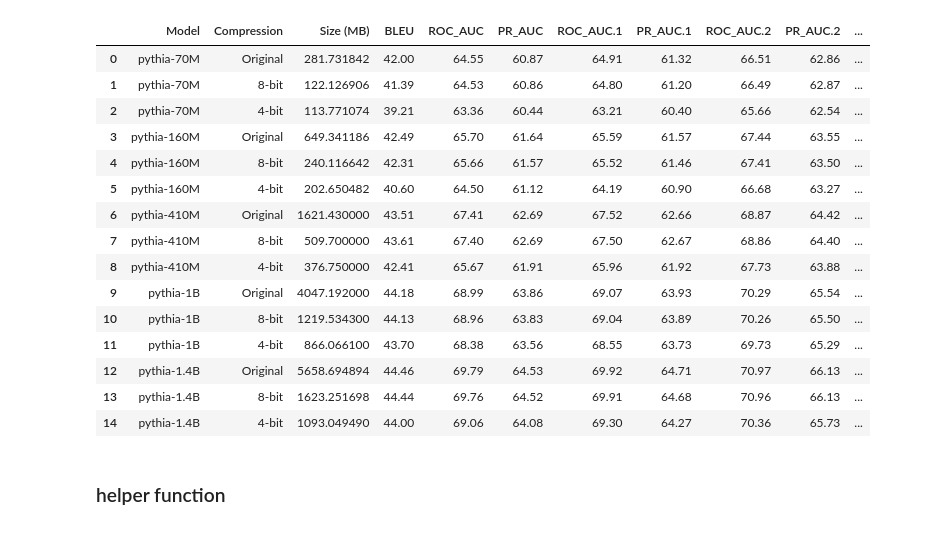
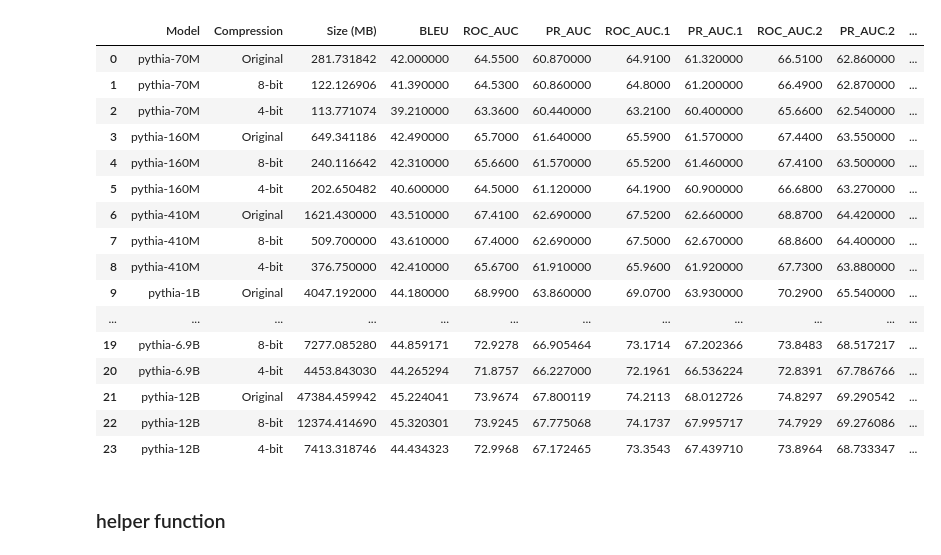
Before and after one commit to nazmul-me/mimir, a Jupyter notebook: RQsResult/RQ2-taskVSmia.ipynb, the cells around one changed output. Cells and saved outputs as stored; diff of their text form; code cells hidden in the pictures.

```diff
--- a/RQsResult/RQ2-taskVSmia.ipynb
+++ b/RQsResult/RQ2-taskVSmia.ipynb
@@ -1,33 +1,34 @@
 # %%
 import pandas as pd
 import numpy as np
 import matplotlib.pyplot as plt
 import seaborn as sns
 from matplotlib.lines import Line2D
 from matplotlib.ticker import FuncFormatter
 
 fileName = "./data/ModelsResults.xlsx"  # If it's in the current directory
 sheetName = "staticOriginalResults"
-limit = 15
+limit = 24
 df = pd.read_excel(fileName, sheet_name=sheetName, skiprows=2).iloc[:limit, :]
 df
 # %% [output]
 |  | Model | Compression | Size (MB) | BLEU | ROC_AUC | PR_AUC | ROC_AUC.1 | PR_AUC.1 | ROC_AUC.2 | PR_AUC.2 | ... |
-| 0 | pythia-70M | Original | 281.731842 | 42.00 | 64.55 | 60.87 | 64.91 | 61.32 | 66.51 | 62.86 | ... |
-| 1 | pythia-70M | 8-bit | 122.126906 | 41.39 | 64.53 | 60.86 | 64.80 | 61.20 | 66.49 | 62.87 | ... |
-| 2 | pythia-70M | 4-bit | 113.771074 | 39.21 | 63.36 | 60.44 | 63.21 | 60.40 | 65.66 | 62.54 | ... |
-| 3 | pythia-160M | Original | 649.341186 | 42.49 | 65.70 | 61.64 | 65.59 | 61.57 | 67.44 | 63.55 | ... |
-| 4 | pythia-160M | 8-bit | 240.116642 | 42.31 | 65.66 | 61.57 | 65.52 | 61.46 | 67.41 | 63.50 | ... |
-| 5 | pythia-160M | 4-bit | 202.650482 | 40.60 | 64.50 | 61.12 | 64.19 | 60.90 | 66.68 | 63.27 | ... |
-| 6 | pythia-410M | Original | 1621.430000 | 43.51 | 67.41 | 62.69 | 67.52 | 62.66 | 68.87 | 64.42 | ... |
-| 7 | pythia-410M | 8-bit | 509.700000 | 43.61 | 67.40 | 62.69 | 67.50 | 62.67 | 68.86 | 64.40 | ... |
-| 8 | pythia-410M | 4-bit | 376.750000 | 42.41 | 65.67 | 61.91 | 65.96 | 61.92 | 67.73 | 63.88 | ... |
-| 9 | pythia-1B | Original | 4047.192000 | 44.18 | 68.99 | 63.86 | 69.07 | 63.93 | 70.29 | 65.54 | ... |
-| 10 | pythia-1B | 8-bit | 1219.534300 | 44.13 | 68.96 | 63.83 | 69.04 | 63.89 | 70.26 | 65.50 | ... |
-| 11 | pythia-1B | 4-bit | 866.066100 | 43.70 | 68.38 | 63.56 | 68.55 | 63.73 | 69.73 | 65.29 | ... |
-| 12 | pythia-1.4B | Original | 5658.694894 | 44.46 | 69.79 | 64.53 | 69.92 | 64.71 | 70.97 | 66.13 | ... |
-| 13 | pythia-1.4B | 8-bit | 1623.251698 | 44.44 | 69.76 | 64.52 | 69.91 | 64.68 | 70.96 | 66.13 | ... |
-| 14 | pythia-1.4B | 4-bit | 1093.049490 | 44.00 | 69.06 | 64.08 | 69.30 | 64.27 | 70.36 | 65.73 | ... |
+| 0 | pythia-70M | Original | 281.731842 | 42.000000 | 64.5500 | 60.870000 | 64.9100 | 61.320000 | 66.5100 | 62.860000 | ... |
+| 1 | pythia-70M | 8-bit | 122.126906 | 41.390000 | 64.5300 | 60.860000 | 64.8000 | 61.200000 | 66.4900 | 62.870000 | ... |
+| 2 | pythia-70M | 4-bit | 113.771074 | 39.210000 | 63.3600 | 60.440000 | 63.2100 | 60.400000 | 65.6600 | 62.540000 | ... |
+| 3 | pythia-160M | Original | 649.341186 | 42.490000 | 65.7000 | 61.640000 | 65.5900 | 61.570000 | 67.4400 | 63.550000 | ... |
+| 4 | pythia-160M | 8-bit | 240.116642 | 42.310000 | 65.6600 | 61.570000 | 65.5200 | 61.460000 | 67.4100 | 63.500000 | ... |
+| 5 | pythia-160M | 4-bit | 202.650482 | 40.600000 | 64.5000 | 61.120000 | 64.1900 | 60.900000 | 66.6800 | 63.270000 | ... |
+| 6 | pythia-410M | Original | 1621.430000 | 43.510000 | 67.4100 | 62.690000 | 67.5200 | 62.660000 | 68.8700 | 64.420000 | ... |
+| 7 | pythia-410M | 8-bit | 509.700000 | 43.610000 | 67.4000 | 62.690000 | 67.5000 | 62.670000 | 68.8600 | 64.400000 | ... |
+| 8 | pythia-410M | 4-bit | 376.750000 | 42.410000 | 65.6700 | 61.910000 | 65.9600 | 61.920000 | 67.7300 | 63.880000 | ... |
+| 9 | pythia-1B | Original | 4047.192000 | 44.180000 | 68.9900 | 63.860000 | 69.0700 | 63.930000 | 70.2900 | 65.540000 | ... |
+| ... | ... | ... | ... | ... | ... | ... | ... | ... | ... | ... | ... |
+| 19 | pythia-6.9B | 8-bit | 7277.085280 | 44.859171 | 72.9278 | 66.905464 | 73.1714 | 67.202366 | 73.8483 | 68.517217 | ... |
+| 20 | pythia-6.9B | 4-bit | 4453.843030 | 44.265294 | 71.8757 | 66.227000 | 72.1961 | 66.536224 | 72.8391 | 67.786766 | ... |
+| 21 | pythia-12B | Original | 47384.459942 | 45.224041 | 73.9674 | 67.800119 | 74.2113 | 68.012726 | 74.8297 | 69.290542 | ... |
+| 22 | pythia-12B | 8-bit | 12374.414690 | 45.320301 | 73.9245 | 67.775068 | 74.1737 | 67.995717 | 74.7929 | 69.276086 | ... |
+| 23 | pythia-12B | 4-bit | 7413.318746 | 44.434323 | 72.9968 | 67.172465 | 73.3543 | 67.439710 | 73.8964 | 68.733347 | ... |
 # %% [markdown]
 ### helper function
 # %%
```
Also changed, not shown: parts of 2 cells of this notebook, 6 other files.
